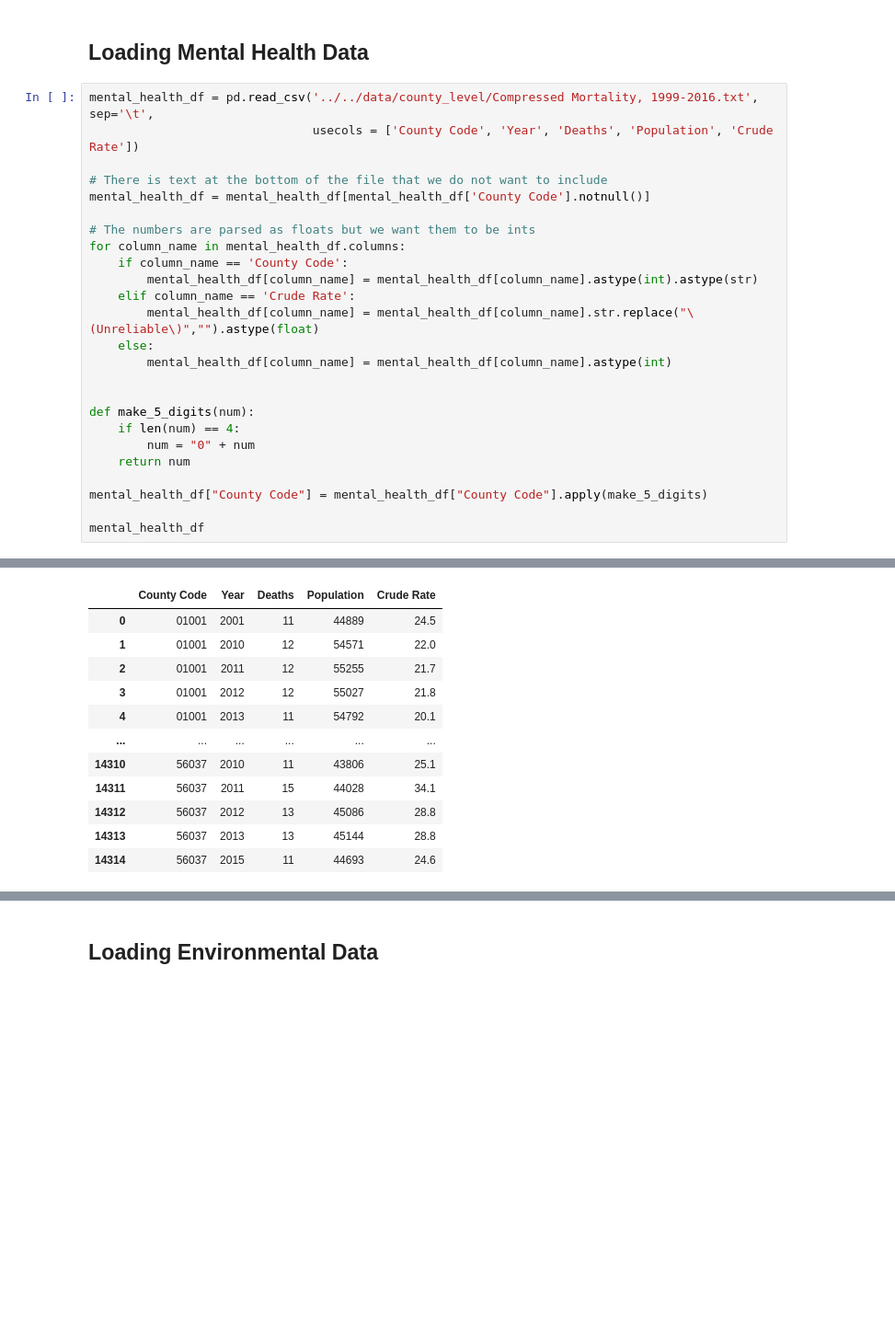
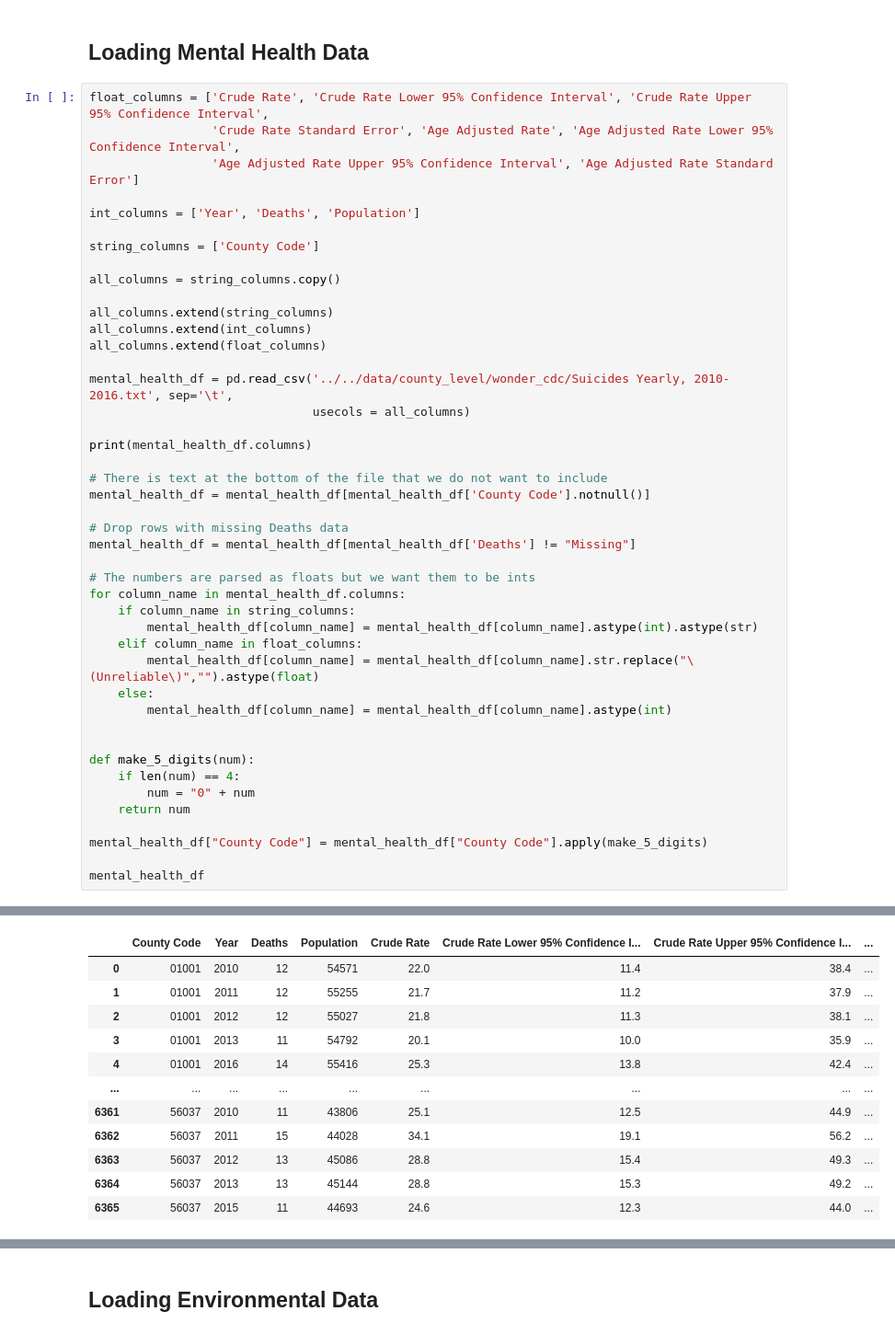
Before and after one commit to abhishekbabu/cse481ds-mental-health, a Jupyter notebook: notebooks/county_level/all-data-wrangling.ipynb, the cells around one changed output, grey strips where cells are left out. Shown: that part at 92% size. Cells and saved outputs as stored; diff of their text form; blank space fills up the shorter version.

Commit message:
added confidence interval il information and monthly temperature/precipitation

```diff
--- a/notebooks/county_level/all-data-wrangling.ipynb
+++ b/notebooks/county_level/all-data-wrangling.ipynb
@@ -63,17 +63,36 @@ socio_df = pd.concat(all_socio_df, ignore_index=True)
 # %% [markdown]
 ## Loading Mental Health Data
 # %%
-mental_health_df = pd.read_csv('../../data/county_level/Compressed Mortality, 1999-2016.txt', sep='\t',
-                               usecols = ['County Code', 'Year', 'Deaths', 'Population', 'Crude Rate'])
+float_columns = ['Crude Rate', 'Crude Rate Lower 95% Confidence Interval', 'Crude Rate Upper 95% Confidence Interval',
+                 'Crude Rate Standard Error', 'Age Adjusted Rate', 'Age Adjusted Rate Lower 95% Confidence Interval',
+                 'Age Adjusted Rate Upper 95% Confidence Interval', 'Age Adjusted Rate Standard Error']
+
+int_columns = ['Year', 'Deaths', 'Population']
+
+string_columns = ['County Code']
+
+all_columns = string_columns.copy()
+
+all_columns.extend(string_columns)
+all_columns.extend(int_columns)
+all_columns.extend(float_columns)
+
+mental_health_df = pd.read_csv('../../data/county_level/wonder_cdc/Suicides Yearly, 2010-2016.txt', sep='\t',
+                               usecols = all_columns)
+
+print(mental_health_df.columns)
 
 # There is text at the bottom of the file that we do not want to include
 mental_health_df = mental_health_df[mental_health_df['County Code'].notnull()]
 
+# Drop rows with missing Deaths data
+mental_health_df = mental_health_df[mental_health_df['Deaths'] != "Missing"]
+
 # The numbers are parsed as floats but we want them to be ints
 for column_name in mental_health_df.columns:
-    if column_name == 'County Code':
+    if column_name in string_columns:
         mental_health_df[column_name] = mental_health_df[column_name].astype(int).astype(str)
-    elif column_name == 'Crude Rate':
+    elif column_name in float_columns:
         mental_health_df[column_name] = mental_health_df[column_name].str.replace("\(Unreliable\)","").astype(float)
     else:
         mental_health_df[column_name] = mental_health_df[column_name].astype(int)
@@ -91,12 +117,12 @@ mental_health_df
-|  | County Code | Year | Deaths | Population | Crude Rate |
-| 0 | 01001 | 2001 | 11 | 44889 | 24.5 |
-| 1 | 01001 | 2010 | 12 | 54571 | 22.0 |
-| 2 | 01001 | 2011 | 12 | 55255 | 21.7 |
-| 3 | 01001 | 2012 | 12 | 55027 | 21.8 |
-| 4 | 01001 | 2013 | 11 | 54792 | 20.1 |
-| ... | ... | ... | ... | ... | ... |
-| 14310 | 56037 | 2010 | 11 | 43806 | 25.1 |
-| 14311 | 56037 | 2011 | 15 | 44028 | 34.1 |
-| 14312 | 56037 | 2012 | 13 | 45086 | 28.8 |
-| 14313 | 56037 | 2013 | 13 | 45144 | 28.8 |
-| 14314 | 56037 | 2015 | 11 | 44693 | 24.6 |
+|  | County Code | Year | Deaths | Population | Crude Rate | Crude Rate Lower 95% Confidence I... | Crude Rate Upper 95% Confidence I... | ... |
+| 0 | 01001 | 2010 | 12 | 54571 | 22.0 | 11.4 | 38.4 | ... |
+| 1 | 01001 | 2011 | 12 | 55255 | 21.7 | 11.2 | 37.9 | ... |
+| 2 | 01001 | 2012 | 12 | 55027 | 21.8 | 11.3 | 38.1 | ... |
+| 3 | 01001 | 2013 | 11 | 54792 | 20.1 | 10.0 | 35.9 | ... |
+| 4 | 01001 | 2016 | 14 | 55416 | 25.3 | 13.8 | 42.4 | ... |
+| ... | ... | ... | ... | ... | ... | ... | ... | ... |
+| 6361 | 56037 | 2010 | 11 | 43806 | 25.1 | 12.5 | 44.9 | ... |
+| 6362 | 56037 | 2011 | 15 | 44028 | 34.1 | 19.1 | 56.2 | ... |
+| 6363 | 56037 | 2012 | 13 | 45086 | 28.8 | 15.4 | 49.3 | ... |
+| 6364 | 56037 | 2013 | 13 | 45144 | 28.8 | 15.3 | 49.2 | ... |
+| 6365 | 56037 | 2015 | 11 | 44693 | 24.6 | 12.3 | 44.0 | ... |
```
Also changed, not shown: parts of 13 cells of this notebook, 1 other file.
